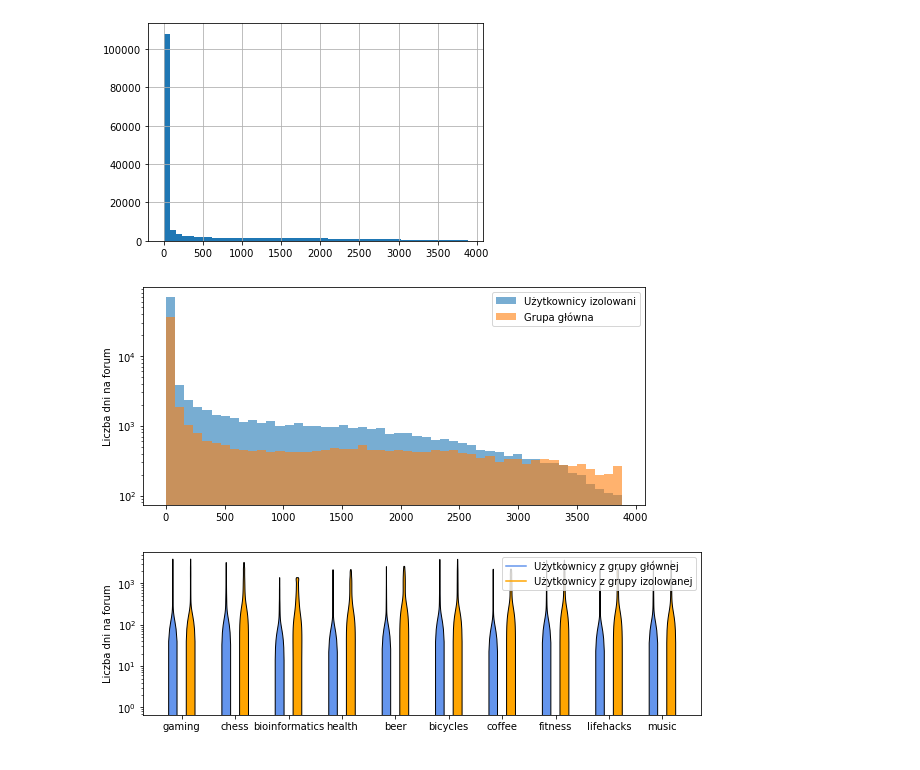
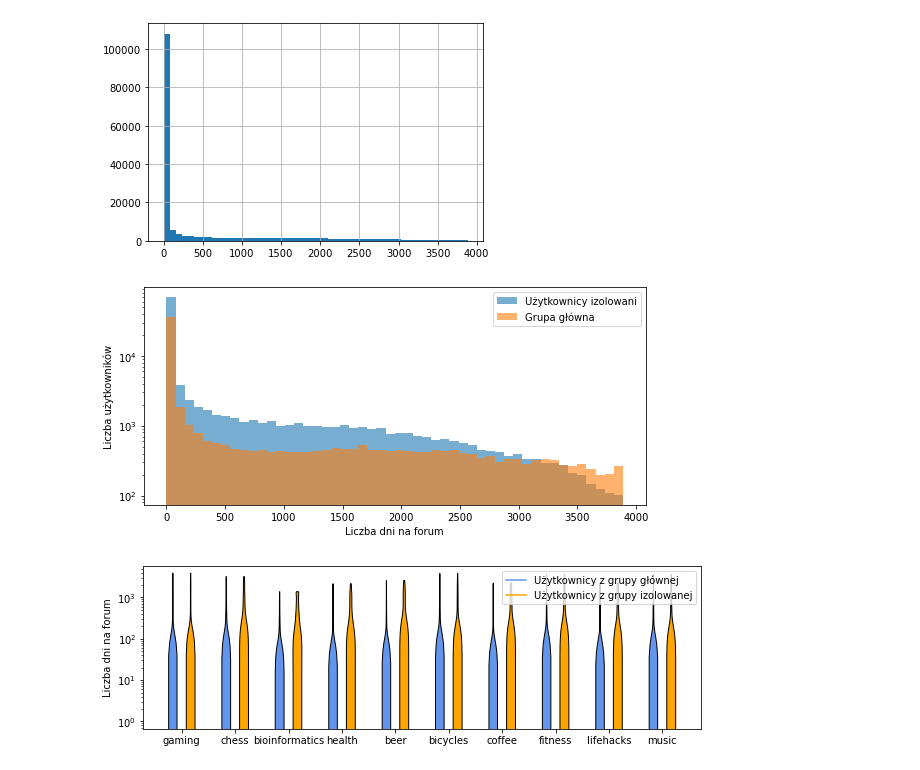
Before and after one commit to slubowskaa/pdu-pd3, a Jupyter notebook: analysis/analysis.ipynb, the cells around one changed output. Saved outputs shown, nothing was run; the diff lists cells and outputs as text; code cells hidden in the pictures.

```diff
--- a/analysis/analysis.ipynb
+++ b/analysis/analysis.ipynb
@@ -379,22 +430,23 @@ df_main = users[users_merged['Representative'] == rep_main]
 # %%
 plt.figure(figsize=(9, 4))
 
 days_isolated = (pd.to_datetime(df_isolated['LastAccessDate']) - pd.to_datetime(df_isolated['CreationDate'])).dt.days
 days_main = (pd.to_datetime(df_main['LastAccessDate']) - pd.to_datetime(df_main['CreationDate'])).dt.days
 
 plt.hist(days_isolated, bins=50, alpha=0.6, label='Użytkownicy izolowani')
 plt.hist(days_main, bins=50, alpha=0.6, label='Grupa główna')
 
 
 plt.legend()
-plt.ylabel('Liczba dni na forum')
+plt.xlabel('Liczba dni na forum')
+plt.ylabel('Liczba użytkowników')
 plt.yscale('log')
 
 
 plt.savefig('../graphs/graph_5.png', bbox_inches='tight', dpi=300)
 plt.show()
 # %% [output]
-[figure, old version]
+[figure, new version]
 # %%
 plt.figure(figsize=(10,3))
 
```
Also changed, not shown: parts of 7 cells of this notebook, 8 other files.
